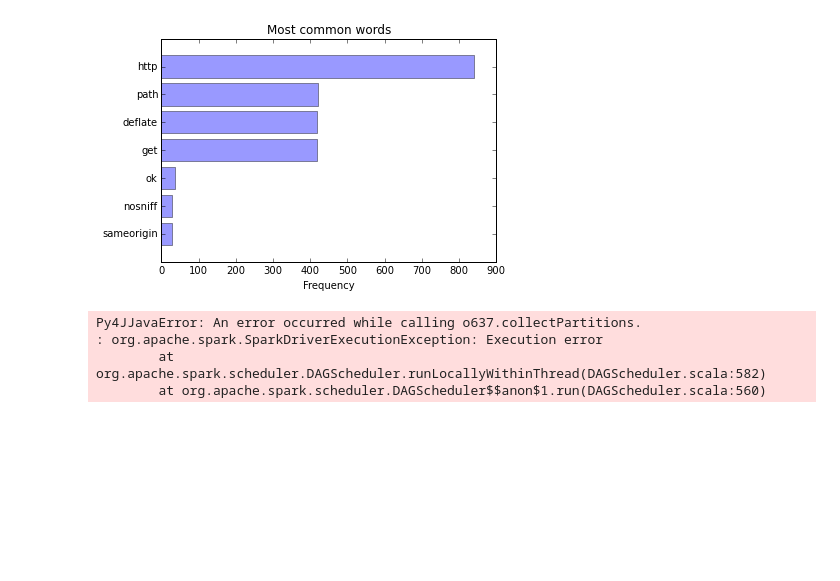
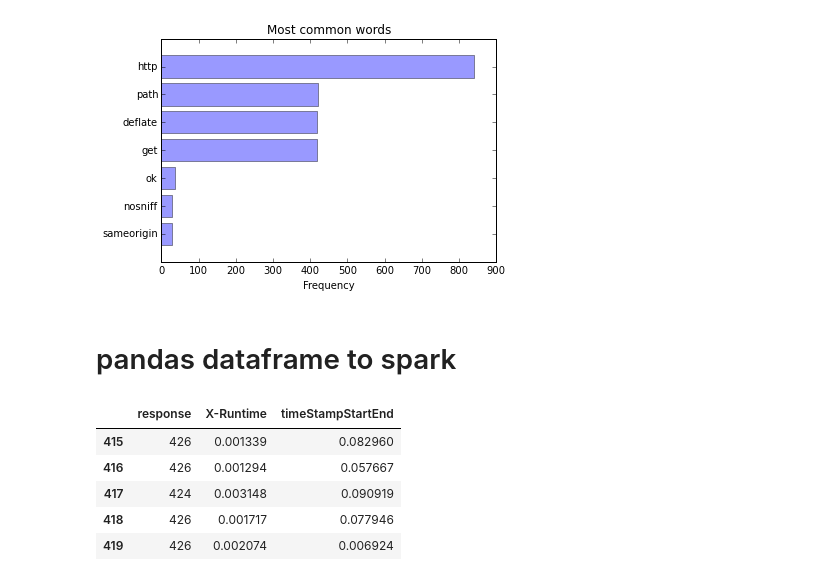
Before and after one commit to wangwf/Codes, a Jupyter notebook: spark/spark-ex.ipynb, the cells around one changed output. Cells and saved outputs as stored; diff of their text form; code cells hidden in the pictures; blank space fills up the shorter version.

Commit message:
spark example

```diff
--- a/spark/spark-ex.ipynb
+++ b/spark/spark-ex.ipynb
@@ -267,24 +270,22 @@ plt.show()
 # %% [output]
 Populating the interactive namespace from numpy and matplotlib
 [figure]
-# %%
-'''
-# Train model
-model = LogisticRegressionWithSGD.train(parsedData)
-
-# Predict the first elem will be actual data and the second
-# item will be the prediction of the model
-labelsAndPreds = parsedData.map(lambda point: (int(point.item(0)),
-        model.predict(point.take(range(1, point.size)))))
-
-# Evaluating the model on training data
-trainErr = labelsAndPreds.filter(lambda (v, p): v != p).count() / float(parsedData.count())
-
-# Print some stuff
-print("Training Error = " + str(trainErr))
-'''
-# %% [output]
-Py4JJavaError: An error occurred while calling o637.collectPartitions.
-: org.apache.spark.SparkDriverExecutionException: Execution error
-        at org.apache.spark.scheduler.DAGScheduler.runLocallyWithinThread(DAGScheduler.scala:582)
-        at org.apache.spark.scheduler.DAGScheduler$$anon$1.run(DAGScheduler.scala:560)
+# %% [markdown]
+# pandas dataframe to spark
+# %%
+import pandas as pd
+dFile = "../dataLogs/output3_df.txt"
+data= pd.DataFrame(pd.read_csv(dFile, header = 0)) #hea
+#d =data.ix[:,"Response":]
+data1=data.iloc[:,[37,17,41]]
+#data1[:4]
+# %%
+#for d in data1.iloc[:,[1,2]]:    print d
+data1.tail()
+# %% [output]
+|  | response | X-Runtime | timeStampStartEnd |
+| 415 | 426 | 0.001339 | 0.082960 |
+| 416 | 426 | 0.001294 | 0.057667 |
+| 417 | 424 | 0.003148 | 0.090919 |
+| 418 | 426 | 0.001717 | 0.077946 |
+| 419 | 426 | 0.002074 | 0.006924 |
```
Also changed, not shown: parts of 29 cells of this notebook, 3 other files.
